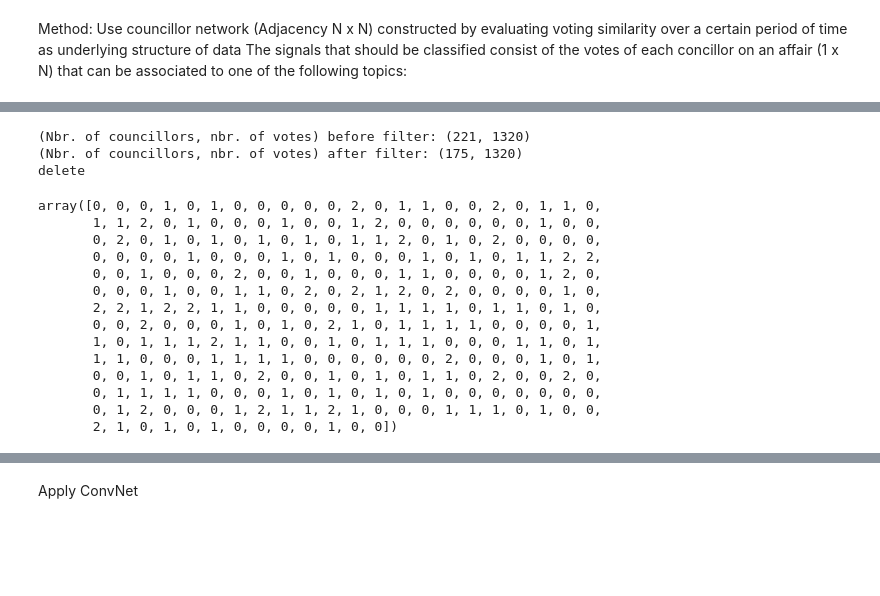
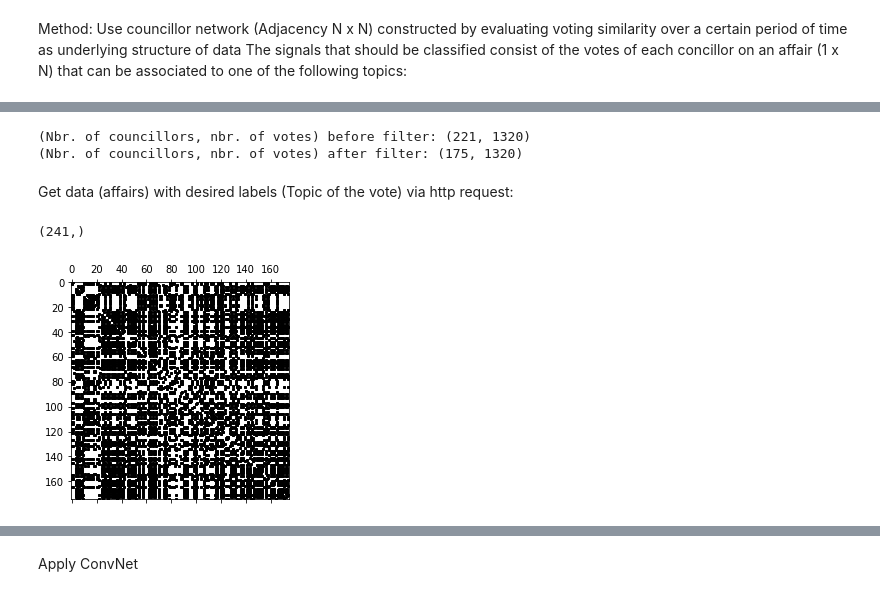
Before and after one commit to nikolaiorgland/conseil_national, a Jupyter notebook: Final_Project/ConvNN_on_national_council.ipynb, the cells around one changed output, grey strips where cells are left out. Drawn from its saved outputs; the diff is of its cells as text; code cells hidden in the pictures; blank space fills up the shorter version.

```diff
--- a/Final_Project/ConvNN_on_national_council.ipynb
+++ b/Final_Project/ConvNN_on_national_council.ipynb
@@ -19,9 +19,10 @@ from_date = None
 to_date = None
 data_transf, adjacency, node_index, affairs_features, sum_na_per_row = load_data_and_filter_members('../data/abdb-de-all-affairs-'+leg+'-0.csv',
                                                                      start_date=from_date, end_date=to_date,
-                                                                     filter_method='number_NA',cutoff=10,ret_transf=True, delete_links_below=0.6 )
+                                                                     filter_method='number_NA',cutoff=10,ret_transf=True, delete_links_below=0.8 )
 # %% [output]
 (Nbr. of councillors, nbr. of votes) before filter: (221, 1320)
 (Nbr. of councillors, nbr. of votes) after filter: (175, 1320)
-delete
+# %% [markdown]
+Get data (affairs) with desired labels (Topic of the vote) via http request:
 # %%
@@ -67,21 +73,15 @@ X_test  = X[n_train+n_val:]
 y_train = y[:n_train]
 y_val   = y[n_train:n_train+n_val]
 y_test  = y[n_train+n_val:]
-# %%
-y_train
-# %% [output]
-array([0, 0, 0, 1, 0, 1, 0, 0, 0, 0, 0, 2, 0, 1, 1, 0, 0, 2, 0, 1, 1, 0,
-       1, 1, 2, 0, 1, 0, 0, 0, 1, 0, 0, 1, 2, 0, 0, 0, 0, 0, 0, 1, 0, 0,
-       0, 2, 0, 1, 0, 1, 0, 1, 0, 1, 0, 1, 1, 2, 0, 1, 0, 2, 0, 0, 0, 0,
-       0, 0, 0, 0, 1, 0, 0, 0, 1, 0, 1, 0, 0, 0, 1, 0, 1, 0, 1, 1, 2, 2,
-       0, 0, 1, 0, 0, 0, 2, 0, 0, 1, 0, 0, 0, 1, 1, 0, 0, 0, 0, 1, 2, 0,
-       0, 0, 0, 1, 0, 0, 1, 1, 0, 2, 0, 2, 1, 2, 0, 2, 0, 0, 0, 0, 1, 0,
-       2, 2, 1, 2, 2, 1, 1, 0, 0, 0, 0, 0, 1, 1, 1, 1, 0, 1, 1, 0, 1, 0,
-       0, 0, 2, 0, 0, 0, 1, 0, 1, 0, 2, 1, 0, 1, 1, 1, 1, 0, 0, 0, 0, 1,
-       1, 0, 1, 1, 1, 2, 1, 1, 0, 0, 1, 0, 1, 1, 1, 0, 0, 0, 1, 1, 0, 1,
-       1, 1, 0, 0, 0, 1, 1, 1, 1, 0, 0, 0, 0, 0, 0, 2, 0, 0, 0, 1, 0, 1,
-       0, 0, 1, 0, 1, 1, 0, 2, 0, 0, 1, 0, 1, 0, 1, 1, 0, 2, 0, 0, 2, 0,
-       0, 1, 1, 1, 1, 0, 0, 0, 1, 0, 1, 0, 1, 0, 1, 0, 0, 0, 0, 0, 0, 0,
-       0, 1, 2, 0, 0, 0, 1, 2, 1, 1, 2, 1, 0, 0, 0, 1, 1, 1, 0, 1, 0, 0,
-       2, 1, 0, 1, 0, 1, 0, 0, 0, 0, 1, 0, 0])
+# %%
+print(y_test.shape)
+X_train=np.concatenate((X_train, X_test), axis=0)
+y_train = np.concatenate((y_train, y_test))
+# %% [output]
+(241,)
+# %%
+assert adjacency.shape == (d, d)
+plt.spy(adjacency, markersize=2, color='black');
+# %% [output]
+[figure, added]
 # %%
```
Also changed, not shown: parts of 10 cells of this notebook, 5 other files.
